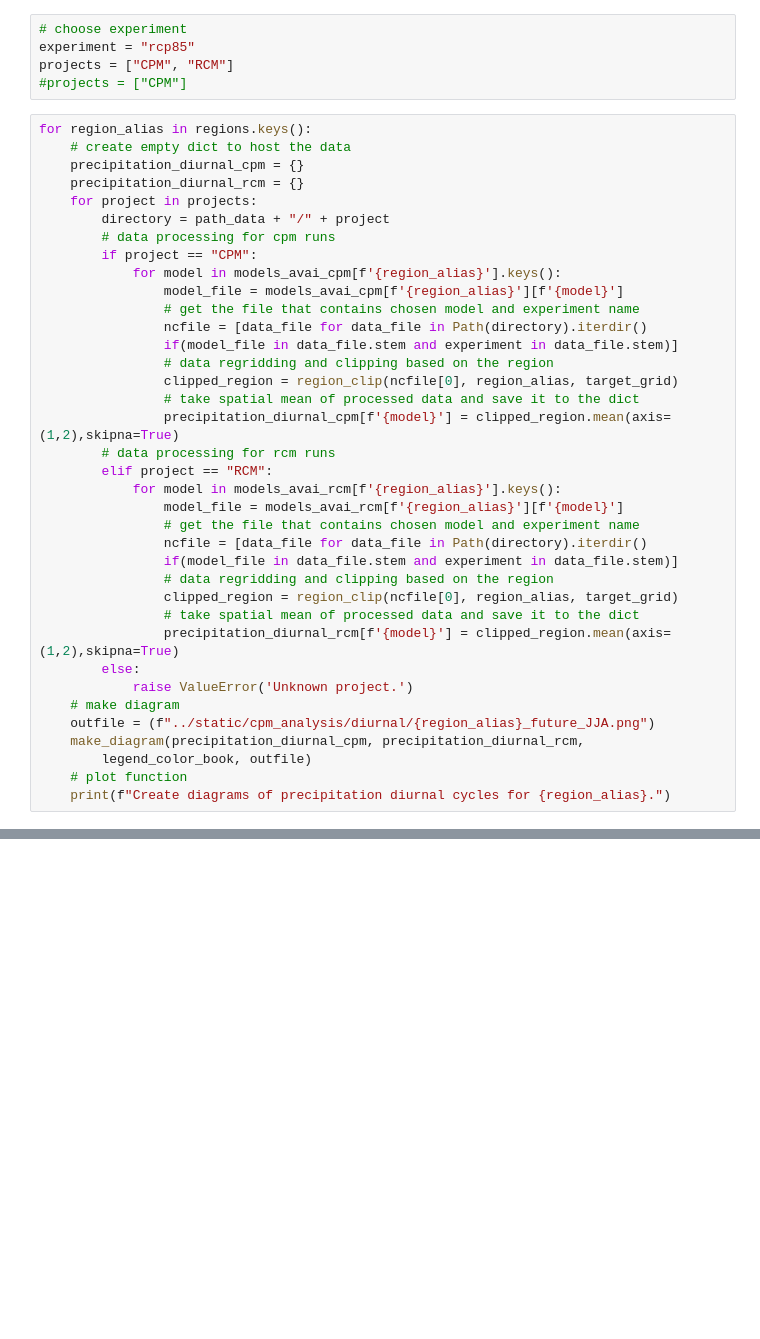
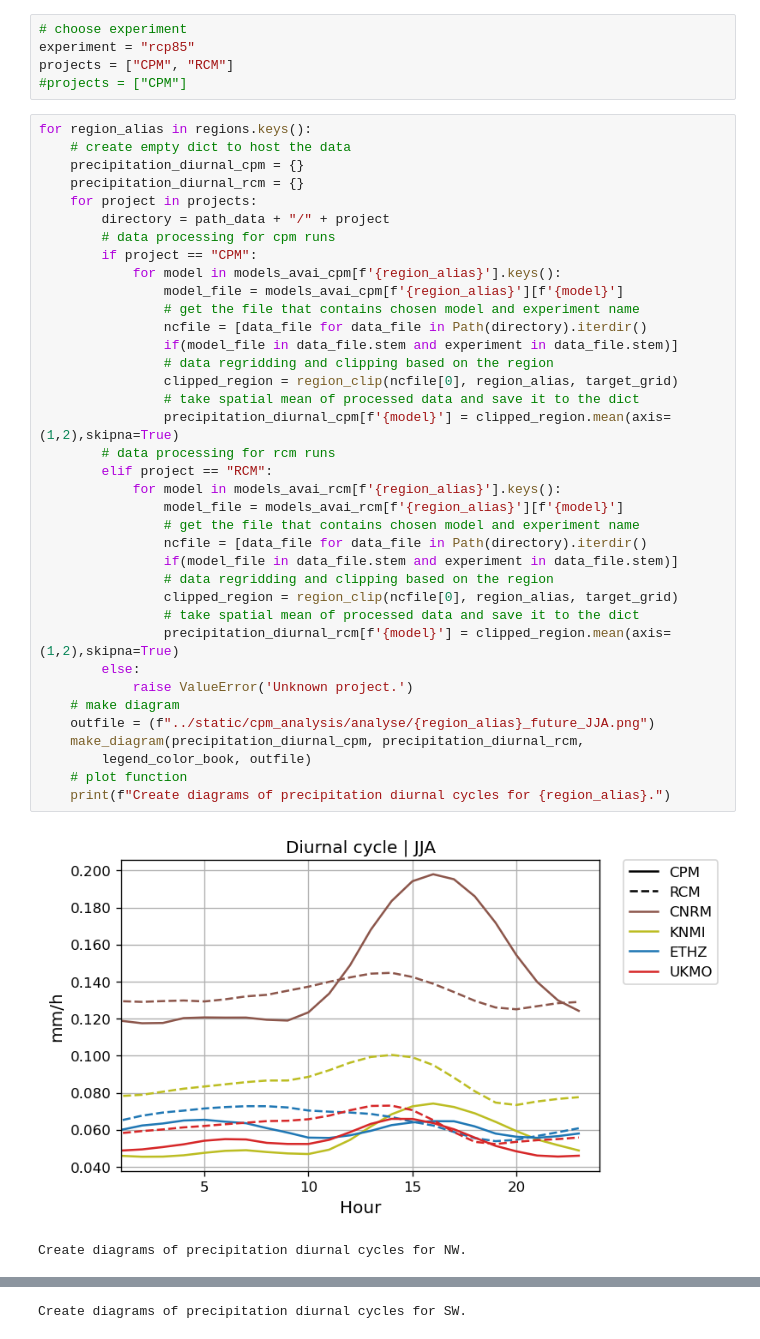
Before and after one commit to eucp-project/data-catalogue, a Jupyter notebook: python/diurnal_cycles_plots.ipynb, the cells around one changed output, grey strips where cells are left out. Saved outputs shown, nothing was run; the diff lists cells and outputs as text; blank space fills up the shorter version.

Commit message:
update images

```diff
--- a/python/diurnal_cycles_plots.ipynb
+++ b/python/diurnal_cycles_plots.ipynb
@@ -254,31 +254,34 @@ for region_alias in regions.keys():
         directory = path_data + "/" + project
         # data processing for cpm runs
         if project == "CPM":
             for model in models_avai_cpm[f'{region_alias}'].keys():
                 model_file = models_avai_cpm[f'{region_alias}'][f'{model}']
                 # get the file that contains chosen model and experiment name
                 ncfile = [data_file for data_file in Path(directory).iterdir()
                 if(model_file in data_file.stem and experiment in data_file.stem)]
                 # data regridding and clipping based on the region
                 clipped_region = region_clip(ncfile[0], region_alias, target_grid)
                 # take spatial mean of processed data and save it to the dict
                 precipitation_diurnal_cpm[f'{model}'] = clipped_region.mean(axis=(1,2),skipna=True)
         # data processing for rcm runs
         elif project == "RCM":
             for model in models_avai_rcm[f'{region_alias}'].keys():
                 model_file = models_avai_rcm[f'{region_alias}'][f'{model}']
                 # get the file that contains chosen model and experiment name
                 ncfile = [data_file for data_file in Path(directory).iterdir()
                 if(model_file in data_file.stem and experiment in data_file.stem)]
                 # data regridding and clipping based on the region
                 clipped_region = region_clip(ncfile[0], region_alias, target_grid)
                 # take spatial mean of processed data and save it to the dict
                 precipitation_diurnal_rcm[f'{model}'] = clipped_region.mean(axis=(1,2),skipna=True)
         else:
             raise ValueError('Unknown project.')
     # make diagram
-    outfile = (f"../static/cpm_analysis/diurnal/{region_alias}_future_JJA.png")
+    outfile = (f"../static/cpm_analysis/analyse/{region_alias}_future_JJA.png")
     make_diagram(precipitation_diurnal_cpm, precipitation_diurnal_rcm,
         legend_color_book, outfile)
     # plot function
     print(f"Create diagrams of precipitation diurnal cycles for {region_alias}.")
+# %% [output]
+[figure, added]
+Create diagrams of precipitation diurnal cycles for NW.
@@ -284,0 +289 @@ for region_alias in regions.keys():
+Create diagrams of precipitation diurnal cycles for SW.
```
Also changed, not shown: parts of 1 cell of this notebook, 5 other files.
